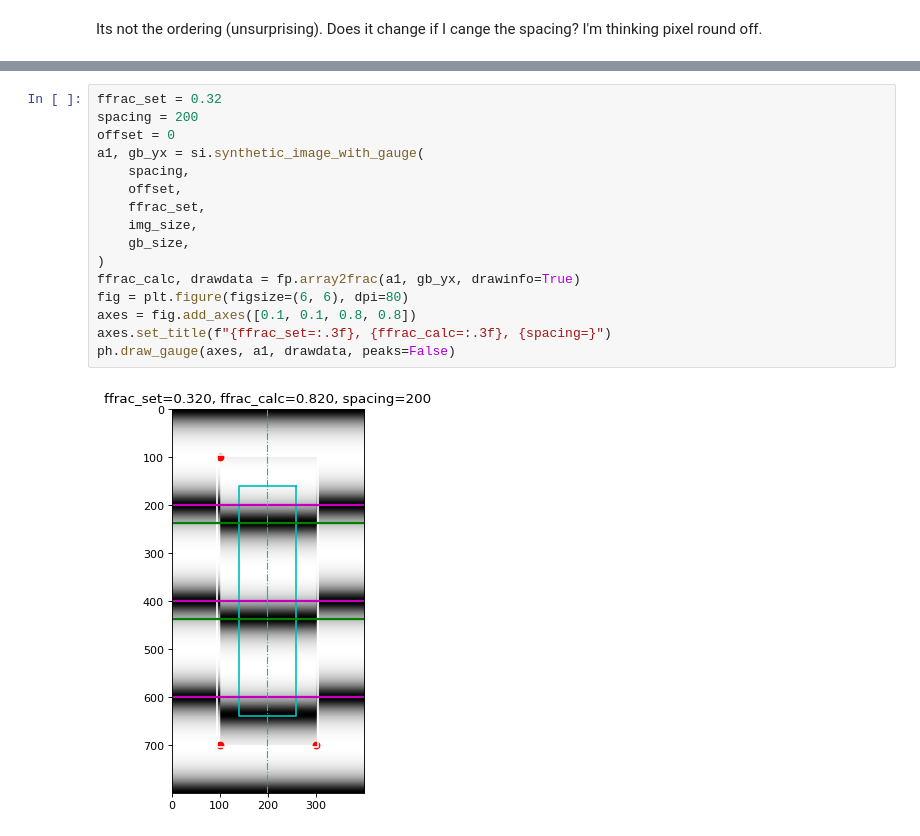
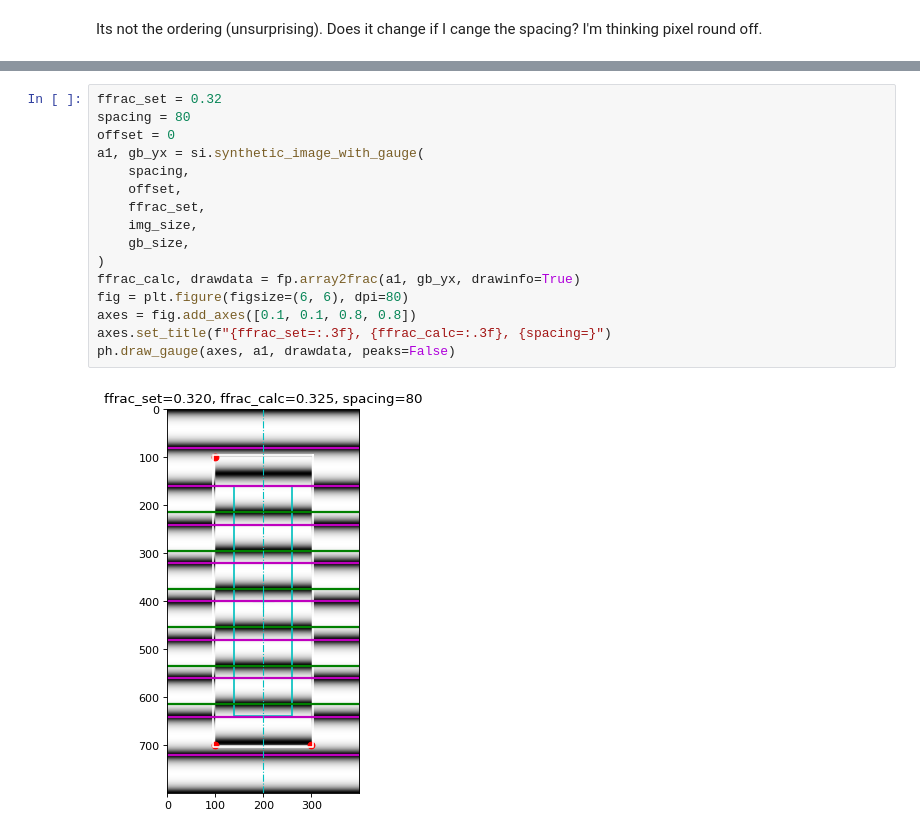
Before and after one commit to MSLNZ/ls-fringeapp, a Jupyter notebook: notebooks/18_synthetic_fringe_images_debug.ipynb, the cells around one changed output, grey strips where cells are left out. Drawn from its saved outputs; the diff is of its cells as text.

```diff
--- a/notebooks/18_synthetic_fringe_images_debug.ipynb
+++ b/notebooks/18_synthetic_fringe_images_debug.ipynb
@@ -289,21 +284,21 @@ plt.legend()
 # %%
 ffrac_set = 0.32
-spacing = 200
+spacing = 80
 offset = 0
 a1, gb_yx = si.synthetic_image_with_gauge(
     spacing,
     offset,
     ffrac_set,
     img_size,
     gb_size,
 )
 ffrac_calc, drawdata = fp.array2frac(a1, gb_yx, drawinfo=True)
 fig = plt.figure(figsize=(6, 6), dpi=80)
 axes = fig.add_axes([0.1, 0.1, 0.8, 0.8])
 axes.set_title(f"{ffrac_set=:.3f}, {ffrac_calc=:.3f}, {spacing=}")
 ph.draw_gauge(axes, a1, drawdata, peaks=False)
 # %% [output]
-[figure, old version]
+[figure, new version]
 # %%
 plt.imshow(a1)
 plt.axis("image")
```
Also changed, not shown: parts of 37 cells of this notebook, 1 other file.
